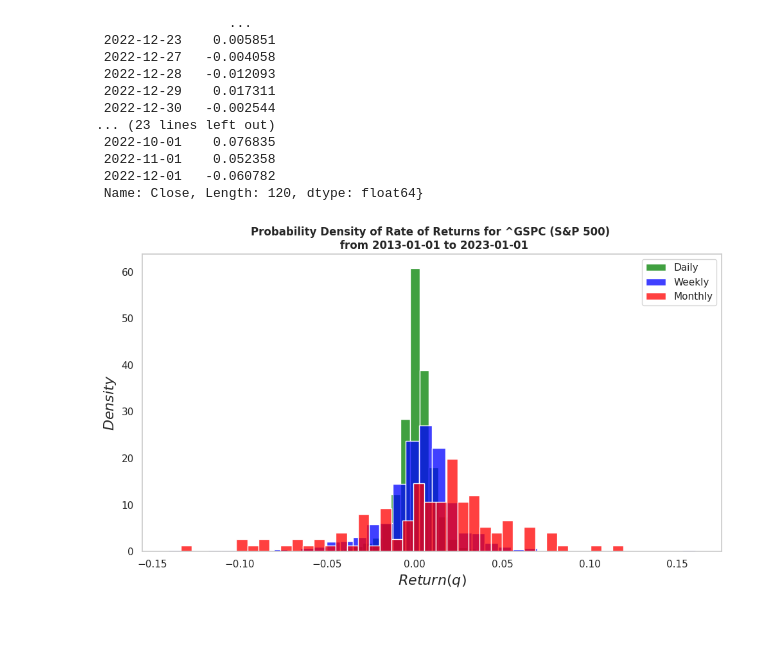
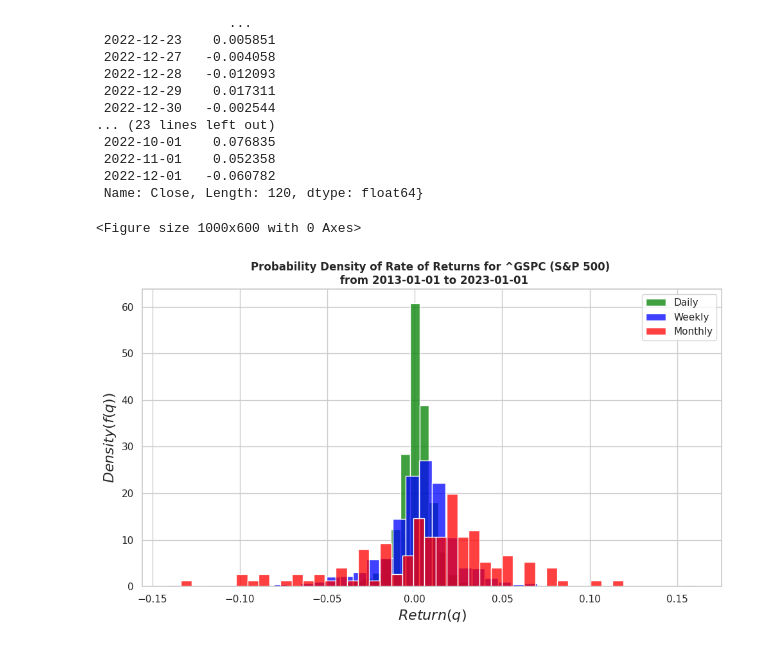
Before and after one commit to amirgholizad/tails_of_distributions, a Jupyter notebook: moving_distributions.ipynb, the cells around one changed output. Saved outputs shown, nothing was run; the diff lists cells and outputs as text; code cells hidden in the pictures.

```diff
--- a/moving_distributions.ipynb
+++ b/moving_distributions.ipynb
@@ -60,7 +60,7 @@ for (interval, price), linestyle, color in zip(data_base.items(), [":", "--", "-
 plt.xlabel(xlabel="$Date (t)$", fontweight="bold", style="italic", fontsize = 16)
 plt.ylabel(ylabel="$Price (p(t))$", fontweight="bold", style="italic", fontsize = 16)
 plt.title(f"{ticker} (S&P 500) Close Price (USD) \n from {start_date} to {end_date}", fontweight="bold")
-plt.grid()
+sns.set(style="whitegrid")
 plt.legend()
 plt.tight_layout()
 plt.show();
@@ -91,15 +91,22 @@ returns
  2022-12-01   -0.060782
  Name: Close, Length: 120, dtype: float64}
 # %%
-rcParams['figure.figsize'] = 10,6
+plt.cla()
+plt.clf()
+fig = plt.figure(figsize = (10,6))
+
+
 for (interval, Return), linestyle, color in zip(data_base.items(), [":", "--", "-"], ["green", "blue", "red"]):
-    sns.histplot(returns[interval], stat="density", label=interval, color=color, bins=40)
+    sns.histplot(returns[interval], stat="density", label=interval, color=color, bins=40, edgecolor='white')
+
+
 plt.xlabel(xlabel="$Return(q)$", fontweight="bold", style="italic", fontsize = 16)
-plt.ylabel(ylabel="$Density$", fontweight="bold", style="italic", fontsize = 16)
+plt.ylabel(ylabel="$Density(f(q))$", fontweight="bold", style="italic", fontsize = 16)
 plt.title(f"Probability Density of Rate of Returns for {ticker} (S&P 500) \n from {start_date} to {end_date}", fontweight="bold")
-plt.grid()
+sns.set(style="whitegrid")
 plt.legend()
 plt.tight_layout()
 plt.show();
 # %% [output]
+<Figure size 1000x600 with 0 Axes>
-[figure, old version]
+[figure, new version]
```
Also changed, not shown: parts of 2 cells of this notebook.
